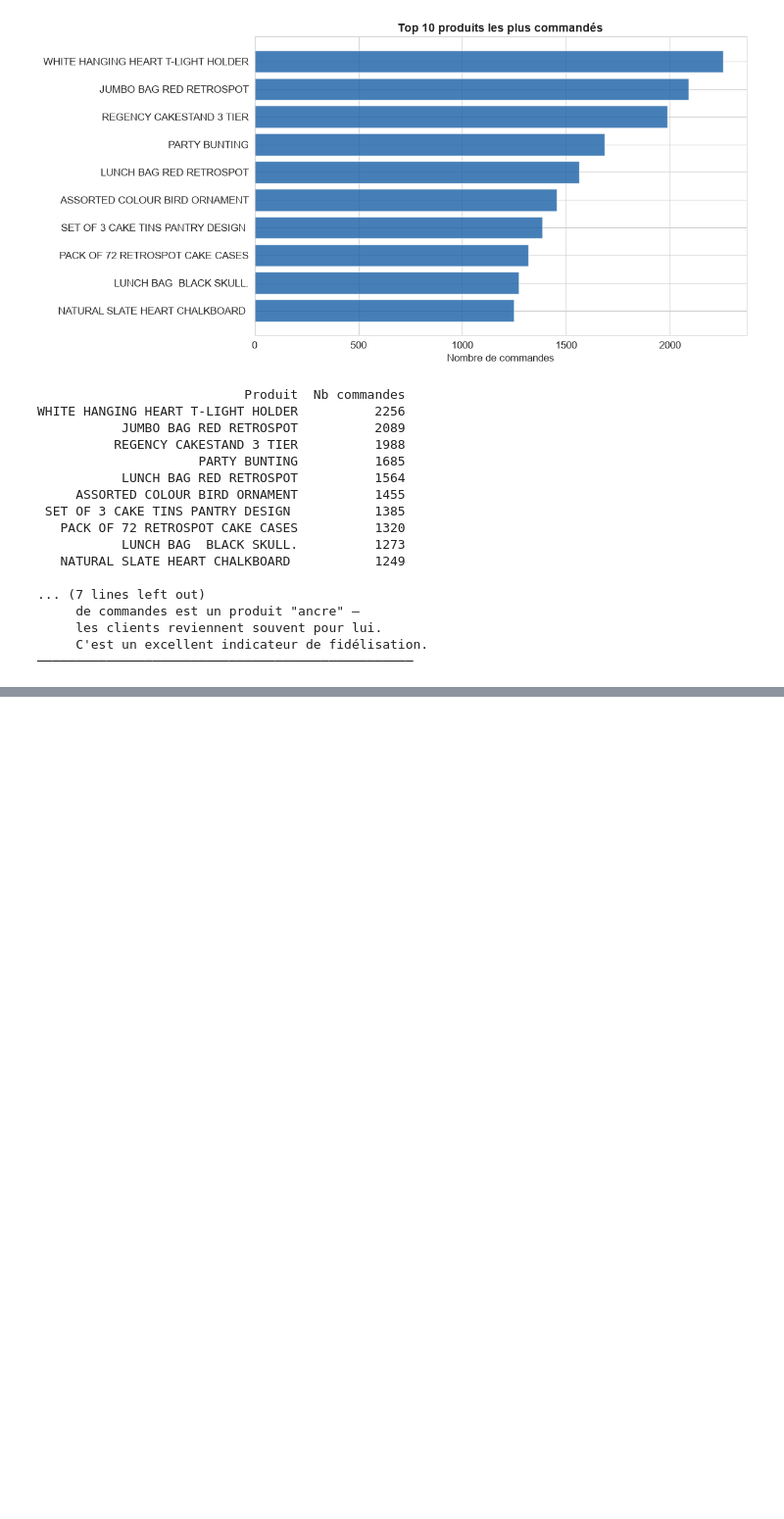
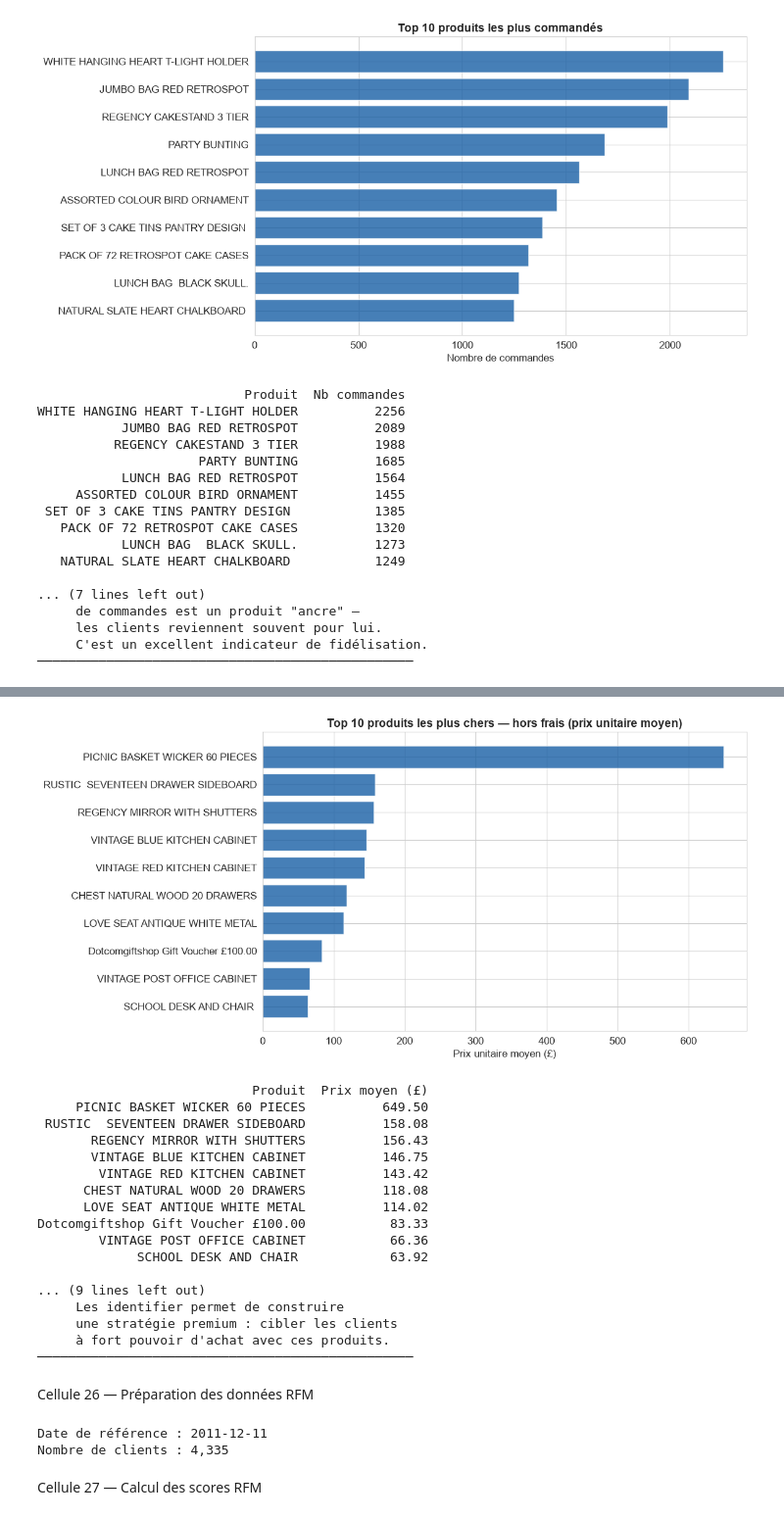
Before and after one commit to Fatima-Zahra37/Projet-vente-en-ligne_kaggle, a Jupyter notebook: notebooks/analyse.ipynb, the cells around one changed output, grey strips where cells are left out. Shown at 98% size. Saved outputs shown, nothing was run; the diff lists cells and outputs as text; code cells hidden in the pictures; blank space fills up the shorter version.

```diff
--- a/notebooks/analyse.ipynb
+++ b/notebooks/analyse.ipynb
@@ -802,0 +752,70 @@ WHITE HANGING HEART T-LIGHT HOLDER 106236.72
+# %%
+top_prix_clean = (df_produits.groupby("Description")["UnitPrice"]
+                  .mean()
+                  .sort_values(ascending=False)
+                  .head(10)
+                  .reset_index())
+
+top_prix_clean.columns = ["Produit", "Prix moyen (£)"]
+top_prix_clean["Prix moyen (£)"] = top_prix_clean["Prix moyen (£)"].round(2)
+
+plt.figure(figsize=(12, 6))
+plt.barh(top_prix_clean["Produit"][::-1], top_prix_clean["Prix moyen (£)"][::-1],
+         color="#185FA5", alpha=0.8)
+plt.title("Top 10 produits les plus chers — hors frais (prix unitaire moyen)", fontsize=14, fontweight="bold")
+plt.xlabel("Prix unitaire moyen (£)")
+plt.tight_layout()
+plt.show()
+
+print(top_prix_clean.to_string(index=False))
+
+print("""
+─────────────────────────────────────────────────
+📊 CHOIX DU GRAPHIQUE : Barres horizontales
+   → Noms de produits longs = barres horizontales
+     pour une lecture claire et propre.
+
+📝 ANALYSE MÉTIER :
+   → Ces produits à prix élevé sont achetés en
+     petite quantité mais génèrent une marge
+     importante par transaction.
+     Les identifier permet de construire
+     une stratégie premium : cibler les clients
+     à fort pouvoir d'achat avec ces produits.
+─────────────────────────────────────────────────
+""")
+# %% [output]
+[figure, added]
+                            Produit  Prix moyen (£)
+     PICNIC BASKET WICKER 60 PIECES          649.50
+ RUSTIC  SEVENTEEN DRAWER SIDEBOARD          158.08
+       REGENCY MIRROR WITH SHUTTERS          156.43
+       VINTAGE BLUE KITCHEN CABINET          146.75
+        VINTAGE RED KITCHEN CABINET          143.42
+      CHEST NATURAL WOOD 20 DRAWERS          118.08
+      LOVE SEAT ANTIQUE WHITE METAL          114.02
+Dotcomgiftshop Gift Voucher £100.00           83.33
+        VINTAGE POST OFFICE CABINET           66.36
+             SCHOOL DESK AND CHAIR            63.92
+
+... (9 lines left out)
+     Les identifier permet de construire
+     une stratégie premium : cibler les clients
+     à fort pouvoir d'achat avec ces produits.
+─────────────────────────────────────────────────
+# %% [markdown]
+Cellule 26 — Préparation des données RFM
+# %%
+# On travaille uniquement sur les clients connus (CustomerID non nul)
+df_rfm = df_produits[df_produits["CustomerID"].notna()].copy()
+
+# Date de référence = lendemain de la dernière commande du dataset
+date_ref = df_rfm["InvoiceDate"].max() + pd.Timedelta(days=1)
+
+print(f"Date de référence : {date_ref.date()}")
+print(f"Nombre de clients : {df_rfm['CustomerID'].nunique():,}")
+# %% [output]
+Date de référence : 2011-12-11
+Nombre de clients : 4,335
+# %% [markdown]
+Cellule 27 — Calcul des scores RFM
```
Also changed, not shown: parts of 19 cells of this notebook.
